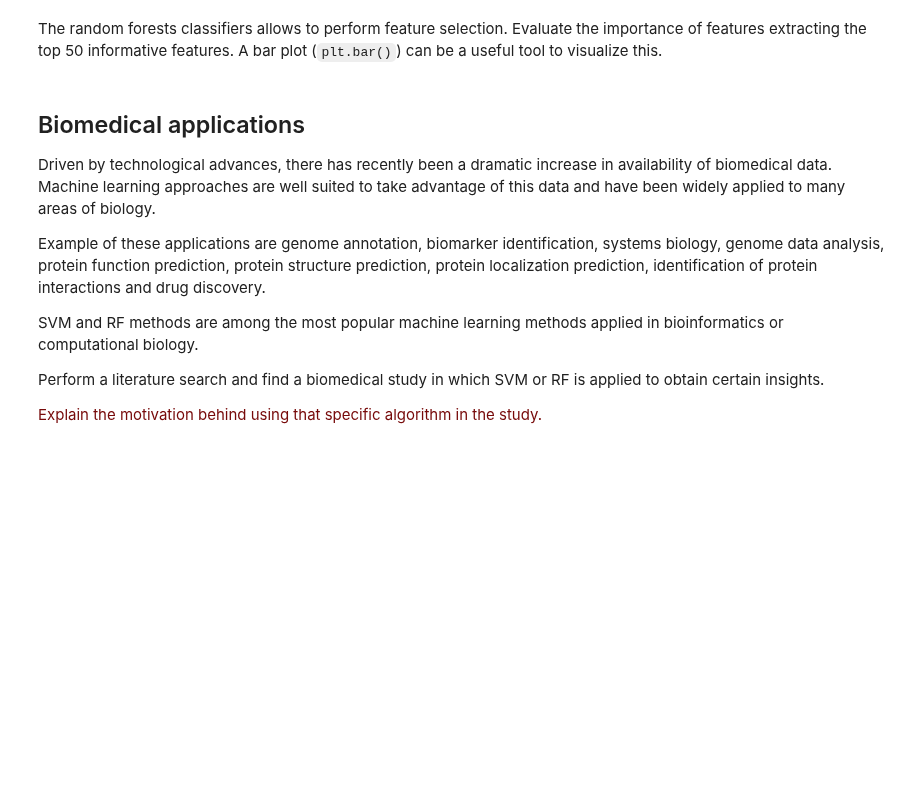
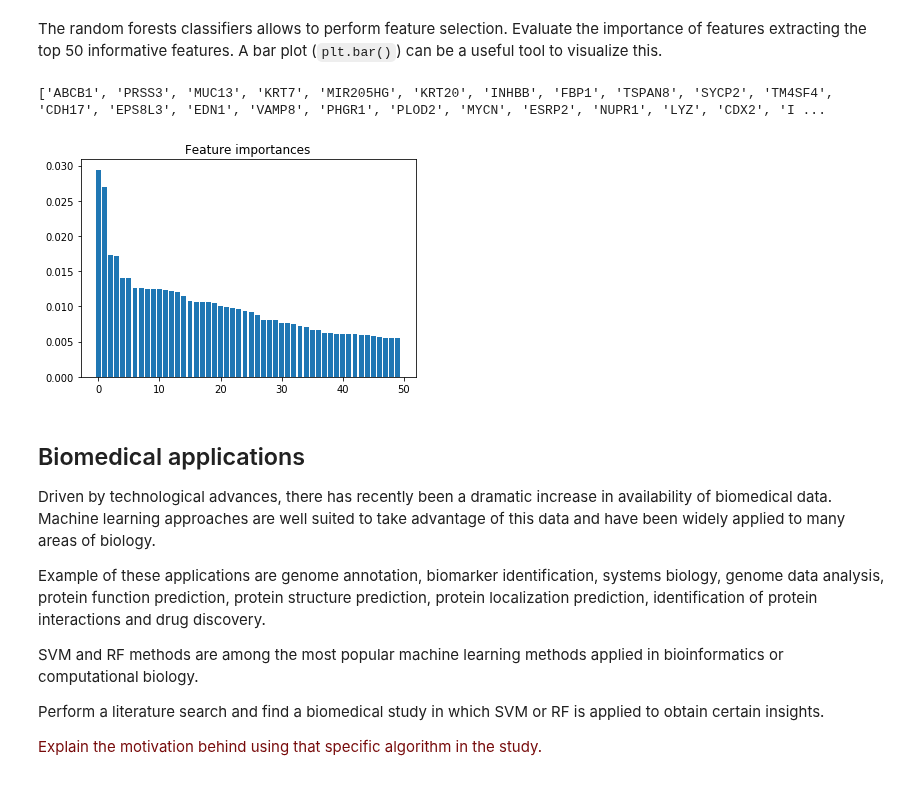
Before and after one commit to ndkruif/8dm40-machine-learning, a Jupyter notebook: practicals/week_6.ipynb, the cells around one changed output. Saved outputs shown, nothing was run; the diff lists cells and outputs as text; code cells hidden in the pictures; blank space fills up the shorter version.

```diff
--- a/practicals/week_6.ipynb
+++ b/practicals/week_6.ipynb
@@ -304,6 +304,21 @@ weighted avg       0.89      0.87      0.84        30
 
 
 The random forests classifiers allows to perform feature selection. Evaluate the importance of features extracting the top 50 informative features. A bar plot (`plt.bar()`) can be a useful tool to visualize this.
+# %%
+# feature importance
+importances = rfc.feature_importances_
+indices = np.argsort(importances)[::-1]
+important_indices = indices[:50];
+X50 = X_test.iloc[:,important_indices]
+Names = list(X50.columns)
+
+plt.figure()
+plt.title("Feature importances")
+plt.bar(range(X50.shape[1]), importances[important_indices])
+print(Names)
+# %% [output]
+['ABCB1', 'PRSS3', 'MUC13', 'KRT7', 'MIR205HG', 'KRT20', 'INHBB', 'FBP1', 'TSPAN8', 'SYCP2', 'TM4SF4', 'CDH17', 'EPS8L3', 'EDN1', 'VAMP8', 'PHGR1', 'PLOD2', 'MYCN', 'ESRP2', 'NUPR1', 'LYZ', 'CDX2', 'I ...
+[figure, added]
 # %% [markdown]
 
 
```
